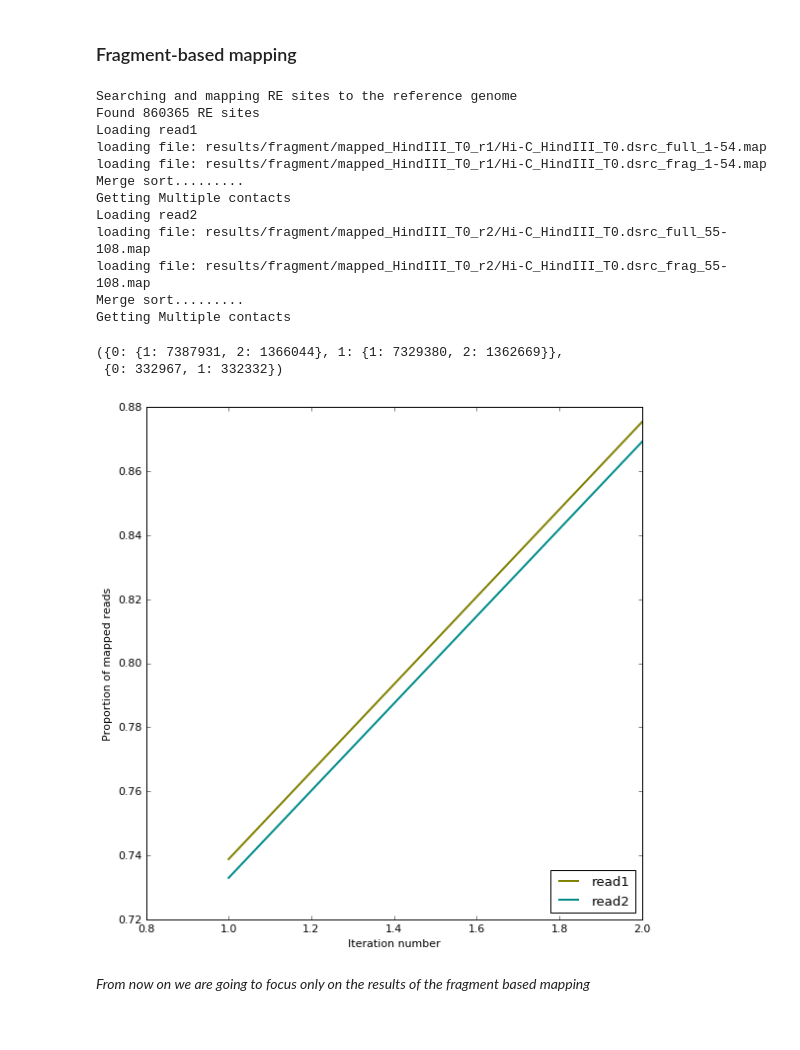
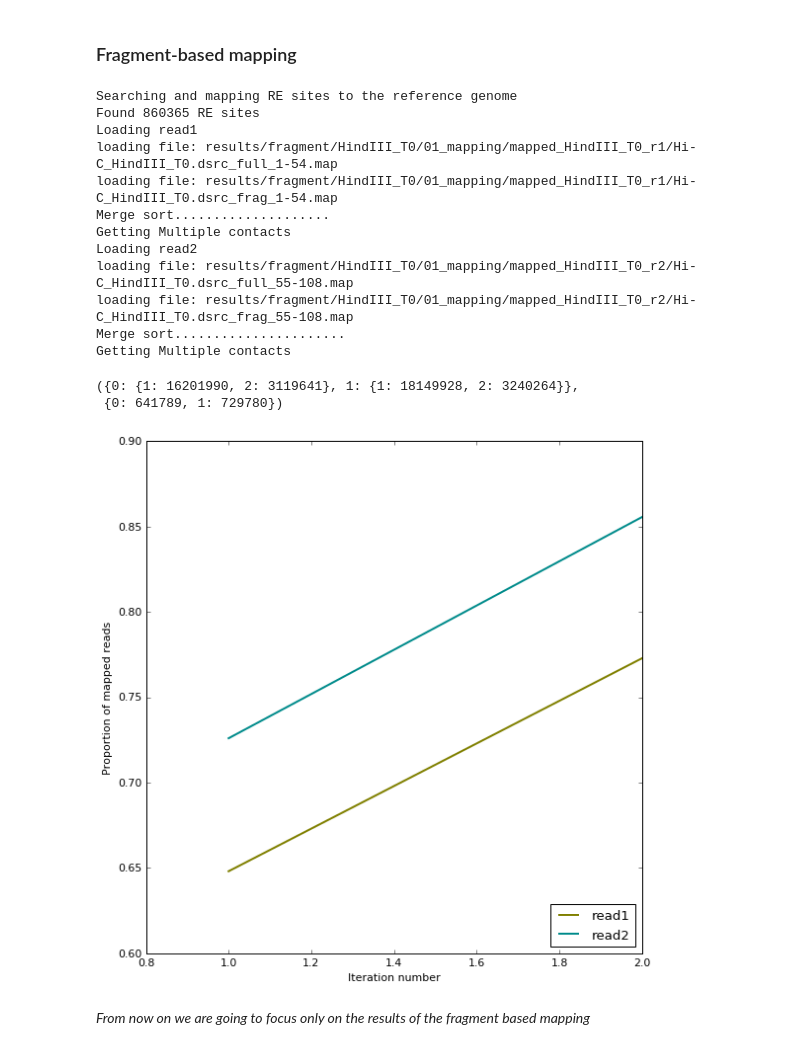
Before and after one commit to 3DGenomes/3DAROC, a Jupyter notebook: 02-Parsing mapped reads.ipynb, the cells around one changed output. Cells and saved outputs as stored; diff of their text form; code cells hidden in the pictures.

```diff
--- a/02-Parsing mapped reads.ipynb
+++ b/02-Parsing mapped reads.ipynb
@@ -171,31 +183,32 @@ maps2 = ['results/fragment/mapped_HindIII_T0_r2/Hi-C_HindIII_T0.dsrc_full_55-108
 # %%
-rep = 'T0'
 parse_map(maps1, maps2,
-          'results/fragment/reads1_HindIII_%s.tsv' % rep,
-          'results/fragment/reads2_HindIII_%s.tsv' % rep,
+          'results/fragment/{0}_{1}/02_parsing/reads1_{0}_{1}.tsv'.format(r_enz, rep),
+          'results/fragment/{0}_{1}/02_parsing/reads2_{0}_{1}.tsv'.format(r_enz, rep),
           genome_seq=genome_seq, re_name='HindIII', verbose=True)
 # %% [output]
 Searching and mapping RE sites to the reference genome
 Found 860365 RE sites
 Loading read1
-loading file: results/fragment/mapped_HindIII_T0_r1/Hi-C_HindIII_T0.dsrc_full_1-54.map
-loading file: results/fragment/mapped_HindIII_T0_r1/Hi-C_HindIII_T0.dsrc_frag_1-54.map
-Merge sort.........
+loading file: results/fragment/HindIII_T0/01_mapping/mapped_HindIII_T0_r1/Hi-C_HindIII_T0.dsrc_full_1-54.map
+loading file: results/fragment/HindIII_T0/01_mapping/mapped_HindIII_T0_r1/Hi-C_HindIII_T0.dsrc_frag_1-54.map
+Merge sort....................
 Getting Multiple contacts
 Loading read2
-loading file: results/fragment/mapped_HindIII_T0_r2/Hi-C_HindIII_T0.dsrc_full_55-108.map
-loading file: results/fragment/mapped_HindIII_T0_r2/Hi-C_HindIII_T0.dsrc_frag_55-108.map
-Merge sort.........
+loading file: results/fragment/HindIII_T0/01_mapping/mapped_HindIII_T0_r2/Hi-C_HindIII_T0.dsrc_full_55-108.map
+loading file: results/fragment/HindIII_T0/01_mapping/mapped_HindIII_T0_r2/Hi-C_HindIII_T0.dsrc_frag_55-108.map
+Merge sort......................
 Getting Multiple contacts
-({0: {1: 7387931, 2: 1366044}, 1: {1: 7329380, 2: 1362669}},
- {0: 332967, 1: 332332})
+({0: {1: 16201990, 2: 3119641}, 1: {1: 18149928, 2: 3240264}},
+ {0: 641789, 1: 729780})
-# %%
-total_reads = 10000000
-
-lengths = plot_iterative_mapping('results/fragment/reads1_HindIII_%s.tsv' % rep,
-                                 'results/fragment/reads2_HindIII_%s.tsv' % rep, total_reads)
-# %% [output]
-[figure, removed]
+# %%
+reads1 = 'results/fragment/{0}_{1}/02_parsing/reads1_{0}_{1}.tsv'.format(r_enz, rep)
+reads2 = 'results/fragment/{0}_{1}/02_parsing/reads2_{0}_{1}.tsv'.format(r_enz, rep)
+# %%
+total_reads = 25000000
+
+lengths = plot_iterative_mapping(reads1, reads2, total_reads)
+# %% [output]
+[figure, added]
 # %% [markdown]
 _From now on we are going to focus only on the results of the fragment based mapping_
 # %% [markdown]
```
Also changed, not shown: parts of 19 cells of this notebook, 4 other files.
